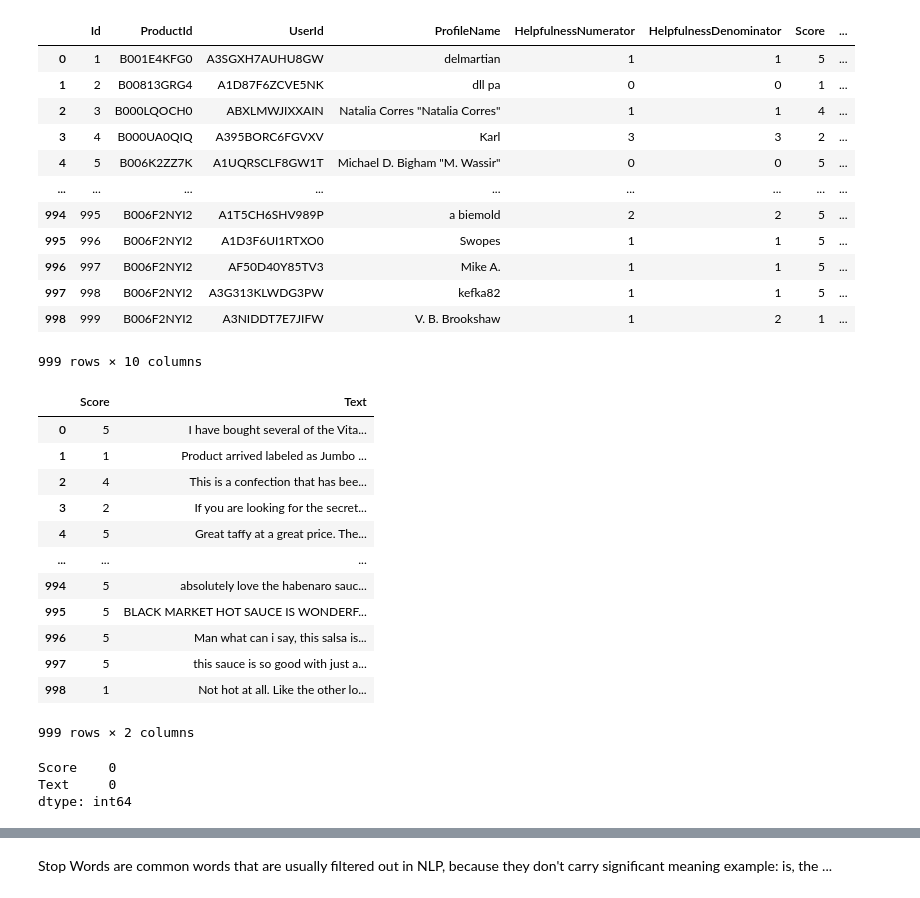
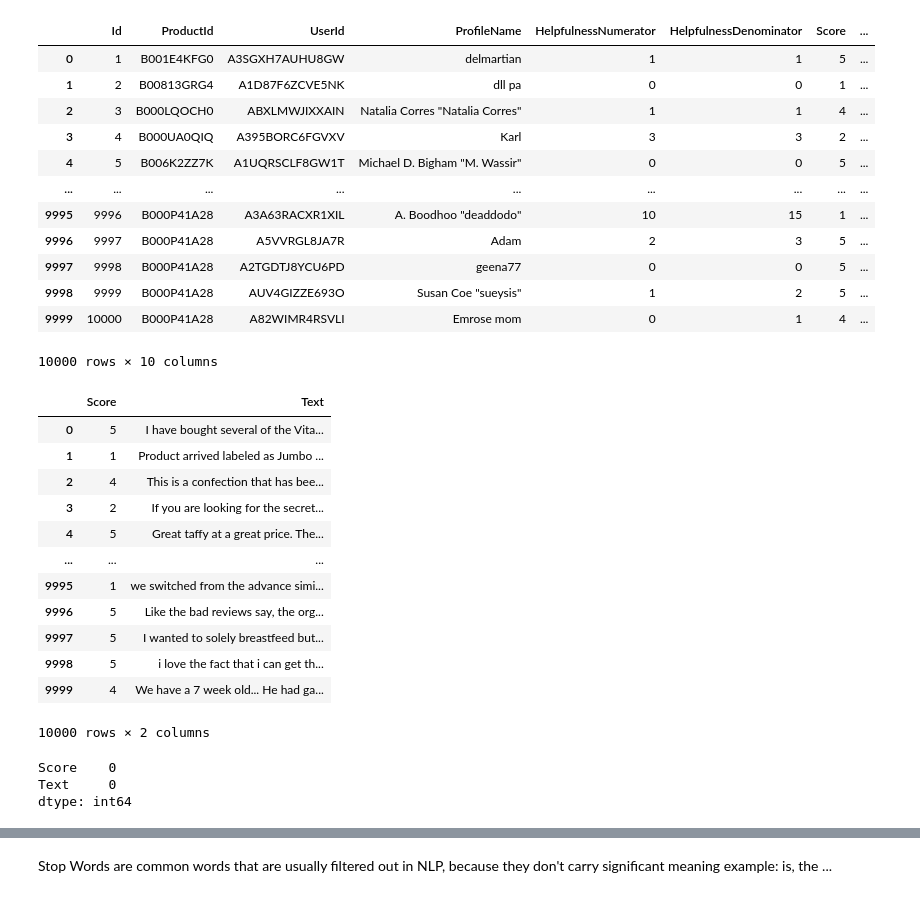
Before and after one commit to Vijayalekshmi203/SentimentAnalysis, a Jupyter notebook: SA.ipynb, the cells around one changed output, grey strips where cells are left out. Drawn from its saved outputs; the diff is of its cells as text; code cells hidden in the pictures.

```diff
--- a/SA.ipynb
+++ b/SA.ipynb
@@ -6,22 +6,22 @@ import matplotlib.pyplot as plt # type: ignore
 import warnings
 warnings.filterwarnings('ignore')
 # %%
-whole_data = pd.read_csv(r'Data\Book1.csv')
+whole_data = pd.read_csv(r'Data\Review.csv')
 whole_data
 # %% [output]
 |  | Id | ProductId | UserId | ProfileName | HelpfulnessNumerator | HelpfulnessDenominator | Score | ... |
 | 0 | 1 | B001E4KFG0 | A3SGXH7AUHU8GW | delmartian | 1 | 1 | 5 | ... |
 | 1 | 2 | B00813GRG4 | A1D87F6ZCVE5NK | dll pa | 0 | 0 | 1 | ... |
 | 2 | 3 | B000LQOCH0 | ABXLMWJIXXAIN | Natalia Corres "Natalia Corres" | 1 | 1 | 4 | ... |
 | 3 | 4 | B000UA0QIQ | A395BORC6FGVXV | Karl | 3 | 3 | 2 | ... |
 | 4 | 5 | B006K2ZZ7K | A1UQRSCLF8GW1T | Michael D. Bigham "M. Wassir" | 0 | 0 | 5 | ... |
 | ... | ... | ... | ... | ... | ... | ... | ... | ... |
-| 994 | 995 | B006F2NYI2 | A1T5CH6SHV989P | a biemold | 2 | 2 | 5 | ... |
-| 995 | 996 | B006F2NYI2 | A1D3F6UI1RTXO0 | Swopes | 1 | 1 | 5 | ... |
-| 996 | 997 | B006F2NYI2 | AF50D40Y85TV3 | Mike A. | 1 | 1 | 5 | ... |
-| 997 | 998 | B006F2NYI2 | A3G313KLWDG3PW | kefka82 | 1 | 1 | 5 | ... |
-| 998 | 999 | B006F2NYI2 | A3NIDDT7E7JIFW | V. B. Brookshaw | 1 | 2 | 1 | ... |
+| 9995 | 9996 | B000P41A28 | A3A63RACXR1XIL | A. Boodhoo "deaddodo" | 10 | 15 | 1 | ... |
+| 9996 | 9997 | B000P41A28 | A5VVRGL8JA7R | Adam | 2 | 3 | 5 | ... |
+| 9997 | 9998 | B000P41A28 | A2TGDTJ8YCU6PD | geena77 | 0 | 0 | 5 | ... |
+| 9998 | 9999 | B000P41A28 | AUV4GIZZE693O | Susan Coe "sueysis" | 1 | 2 | 5 | ... |
+| 9999 | 10000 | B000P41A28 | A82WIMR4RSVLI | Emrose mom | 0 | 1 | 4 | ... |
-999 rows × 10 columns
+10000 rows × 10 columns
 # %%
 data=whole_data[['Score','Text']]
 data
@@ -33,15 +33,16 @@ data
 | 3 | 2 | If you are looking for the secret... |
 | 4 | 5 | Great taffy at a great price. The... |
 | ... | ... | ... |
-| 994 | 5 | absolutely love the habenaro sauc... |
-| 995 | 5 | BLACK MARKET HOT SAUCE IS WONDERF... |
-| 996 | 5 | Man what can i say, this salsa is... |
-| 997 | 5 | this sauce is so good with just a... |
-| 998 | 1 | Not hot at all. Like the other lo... |
+| 9995 | 1 | we switched from the advance simi... |
+| 9996 | 5 | Like the bad reviews say, the org... |
+| 9997 | 5 | I wanted to solely breastfeed but... |
+| 9998 | 5 | i love the fact that i can get th... |
+| 9999 | 4 | We have a 7 week old... He had ga... |
-999 rows × 2 columns
+10000 rows × 2 columns
-# %%
-data.isnull().sum()
-# %% [output]
-Score    0
-Text     0
-dtype: int64
+# %%
+#Identifying misssing values
+data.isnull().sum()
+# %% [output]
+Score    0
+Text     0
+dtype: int64
```
Also changed, not shown: parts of 190 cells of this notebook.
